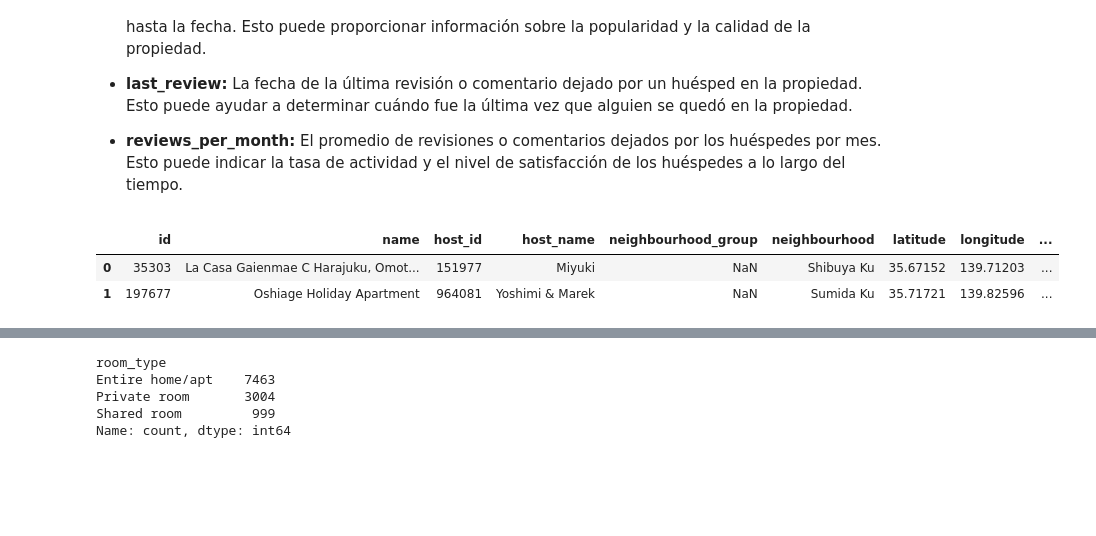
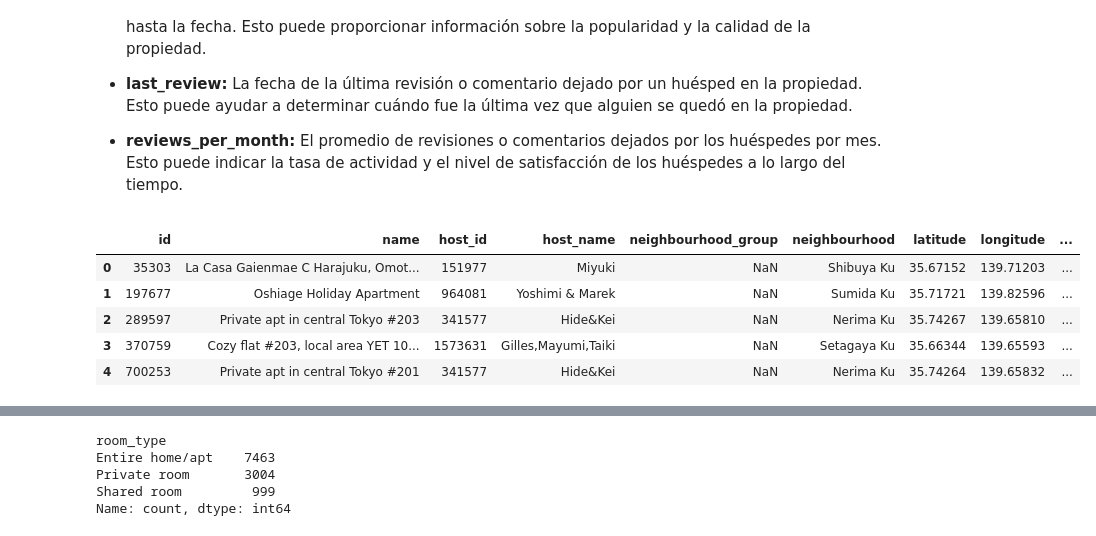
Before and after one commit to AI-School-F5-P2/Data_Analyst, a Jupyter notebook: Cities/Tokyo.ipynb, the cells around one changed output, grey strips where cells are left out. Cells and saved outputs as stored; diff of their text form; code cells hidden in the pictures; blank space fills up the shorter version.

```diff
--- a/Cities/Tokyo.ipynb
+++ b/Cities/Tokyo.ipynb
@@ -46,11 +46,14 @@ import plotly.express as px
 - **reviews_per_month:** El promedio de revisiones o comentarios dejados por los huéspedes por mes. Esto puede indicar la tasa de actividad y el nivel de satisfacción de los huéspedes a lo largo del tiempo.
 # %%
 df = pd.read_csv("../data/tokyo_airbnb.csv")
-df.head(2)
+df.head()
 # %% [output]
 |  | id | name | host_id | host_name | neighbourhood_group | neighbourhood | latitude | longitude | ... |
 | 0 | 35303 | La Casa Gaienmae C Harajuku, Omot... | 151977 | Miyuki | NaN | Shibuya Ku | 35.67152 | 139.71203 | ... |
 | 1 | 197677 | Oshiage Holiday Apartment | 964081 | Yoshimi & Marek | NaN | Sumida Ku | 35.71721 | 139.82596 | ... |
+| 2 | 289597 | Private apt in central Tokyo #203 | 341577 | Hide&Kei | NaN | Nerima Ku | 35.74267 | 139.65810 | ... |
+| 3 | 370759 | Cozy flat #203, local area YET 10... | 1573631 | Gilles,Mayumi,Taiki | NaN | Setagaya Ku | 35.66344 | 139.65593 | ... |
+| 4 | 700253 | Private apt in central Tokyo #201 | 341577 | Hide&Kei | NaN | Nerima Ku | 35.74264 | 139.65832 | ... |
 # %%
 show (df)
 # %% [output]
```
Also changed, not shown: parts of 12 cells of this notebook.
